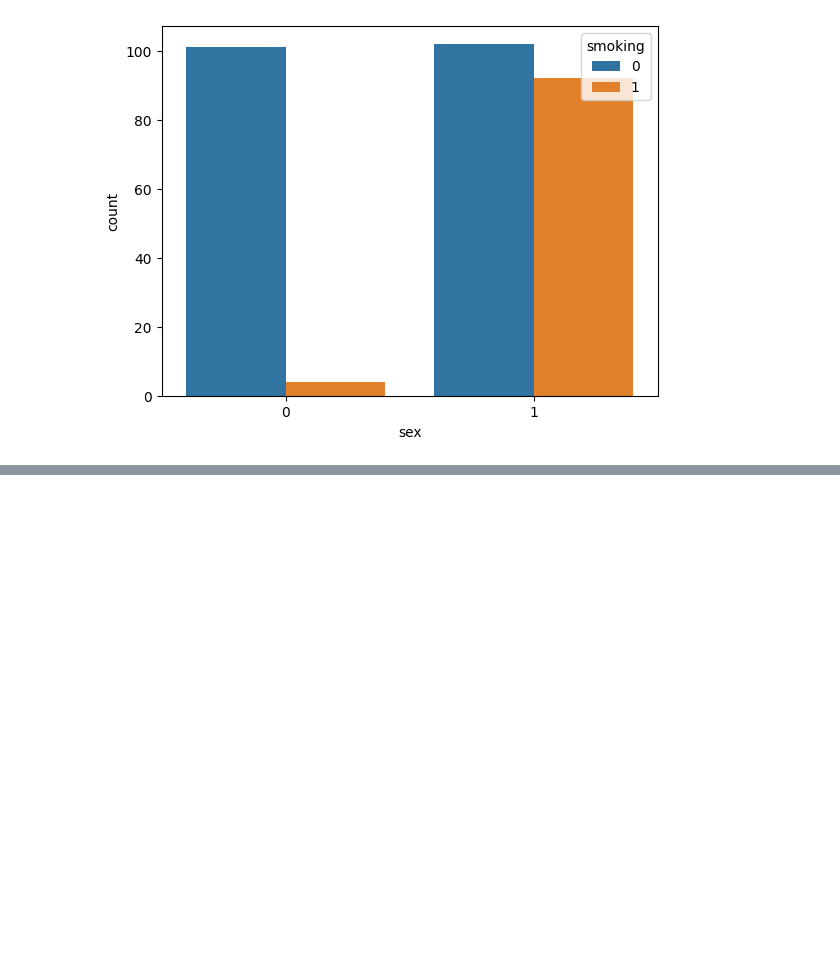
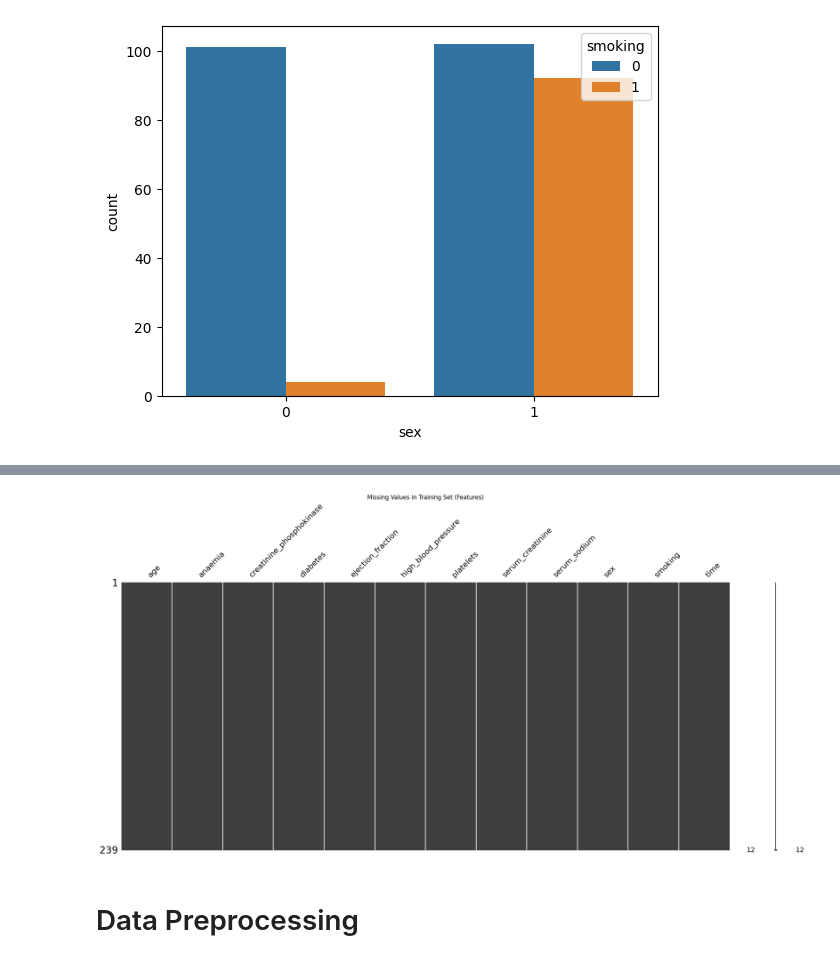
Before and after one commit to Tharindu396/Heartfailure_detection, a Jupyter notebook: Untitled.ipynb, the cells around one changed output, grey strips where cells are left out. Drawn from its saved outputs; the diff is of its cells as text; code cells hidden in the pictures; blank space fills up the shorter version.

```diff
--- a/Untitled.ipynb
+++ b/Untitled.ipynb
@@ -179,0 +217,14 @@ Testing set shape: (60, 12) (60,)
+# %%
+
+
+import missingno as msno
+
+
+# Display the missing values matrix plot for the training set features
+msno.matrix(X_train)
+plt.title("Missing Values in Training Set (Features)")
+plt.show()
+# %% [output]
+[figure, added]
+# %% [markdown]
+# Data Preprocessing
```
Also changed, not shown: parts of 11 cells of this notebook.
